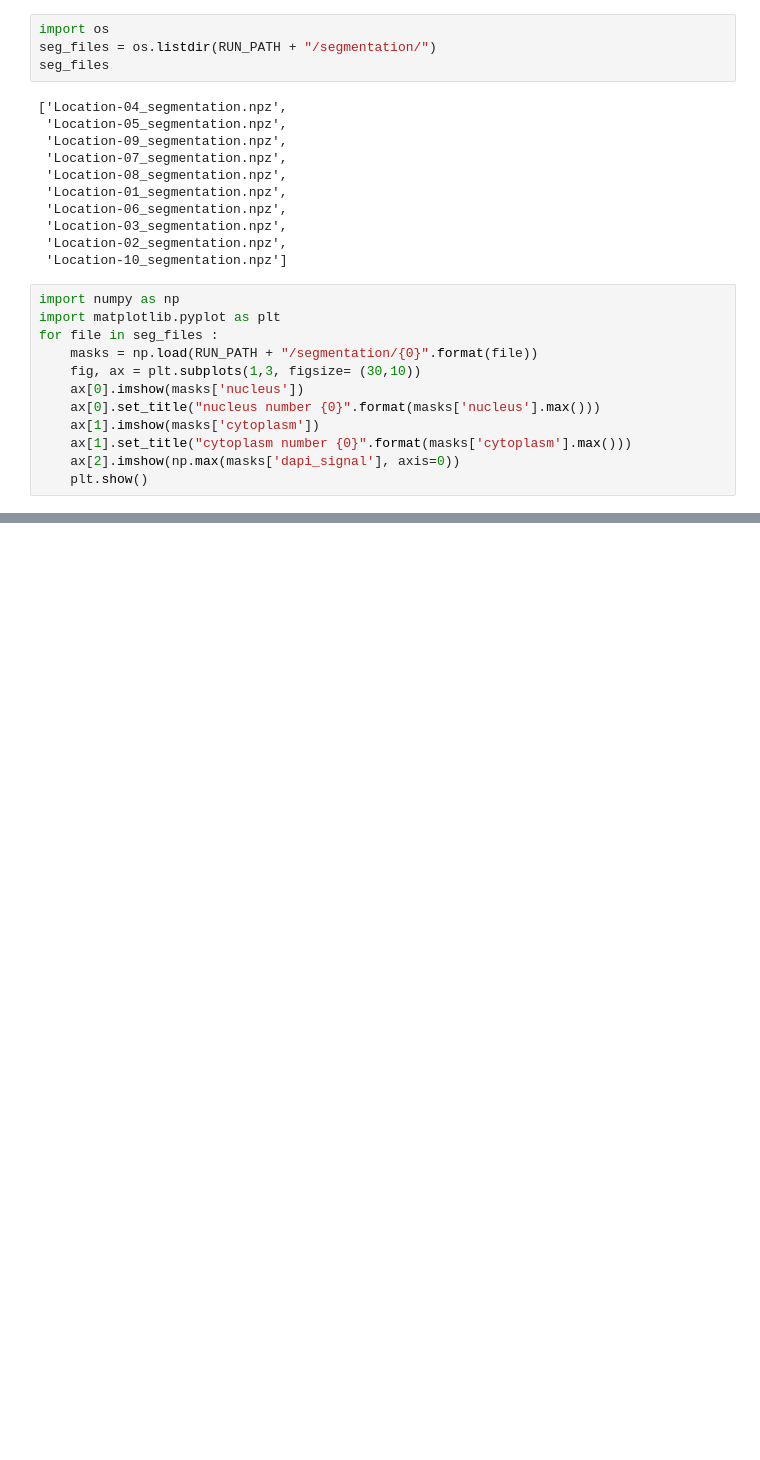
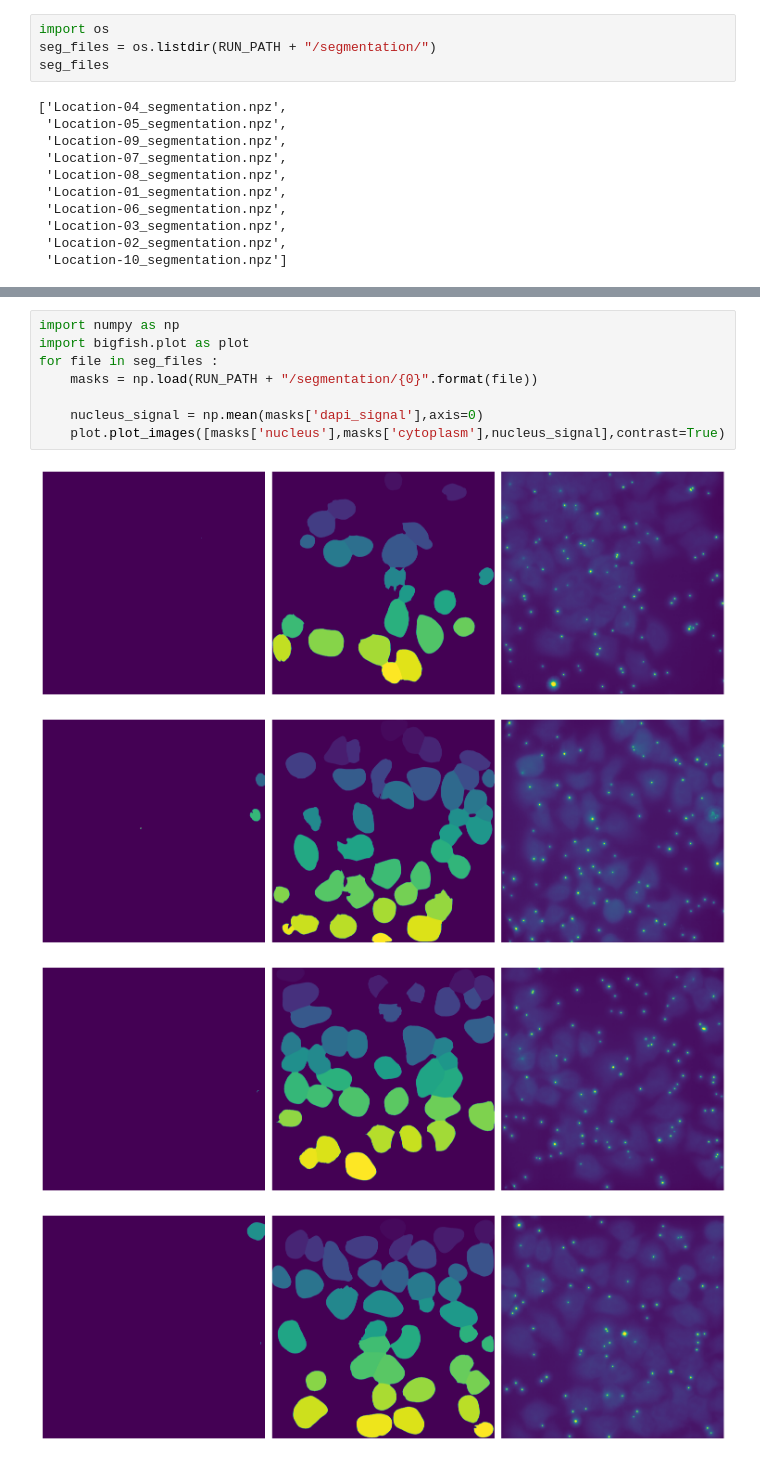
Before and after one commit to 2Echoes/Sequential_Fish, a Jupyter notebook: pipeline/tools/testing.ipynb, the cells around one changed output, grey strips where cells are left out. Cells and saved outputs as stored; diff of their text form; blank space fills up the shorter version.

```diff
--- a/pipeline/tools/testing.ipynb
+++ b/pipeline/tools/testing.ipynb
@@ -44,15 +44,3 @@ seg_files
  'Location-03_segmentation.npz',
  'Location-02_segmentation.npz',
  'Location-10_segmentation.npz']
-# %%
-import numpy as np
-import matplotlib.pyplot as plt
-for file in seg_files :
-    masks = np.load(RUN_PATH + "/segmentation/{0}".format(file))
-    fig, ax = plt.subplots(1,3, figsize= (30,10))
-    ax[0].imshow(masks['nucleus'])
-    ax[0].set_title("nucleus number {0}".format(masks['nucleus'].max()))
-    ax[1].imshow(masks['cytoplasm'])
-    ax[1].set_title("cytoplasm number {0}".format(masks['cytoplasm'].max()))
-    ax[2].imshow(np.max(masks['dapi_signal'], axis=0))
-    plt.show()
@@ -69,0 +47,13 @@ for file in seg_files :
+# %%
+import numpy as np
+import bigfish.plot as plot
+for file in seg_files :
+    masks = np.load(RUN_PATH + "/segmentation/{0}".format(file))
+
+    nucleus_signal = np.mean(masks['dapi_signal'],axis=0)
+    plot.plot_images([masks['nucleus'],masks['cytoplasm'],nucleus_signal],contrast=True)
+# %% [output]
+[figure, added]
+[figure, added]
+[figure, added]
+[figure, added]
```
Also changed, not shown: parts of 2 cells of this notebook.
